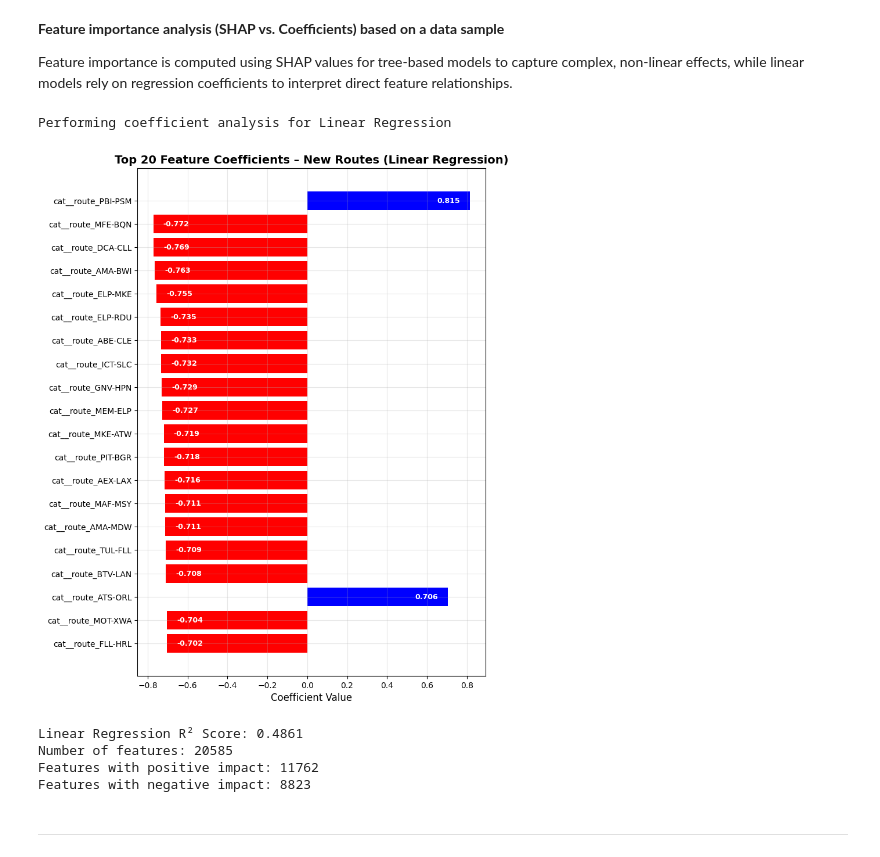
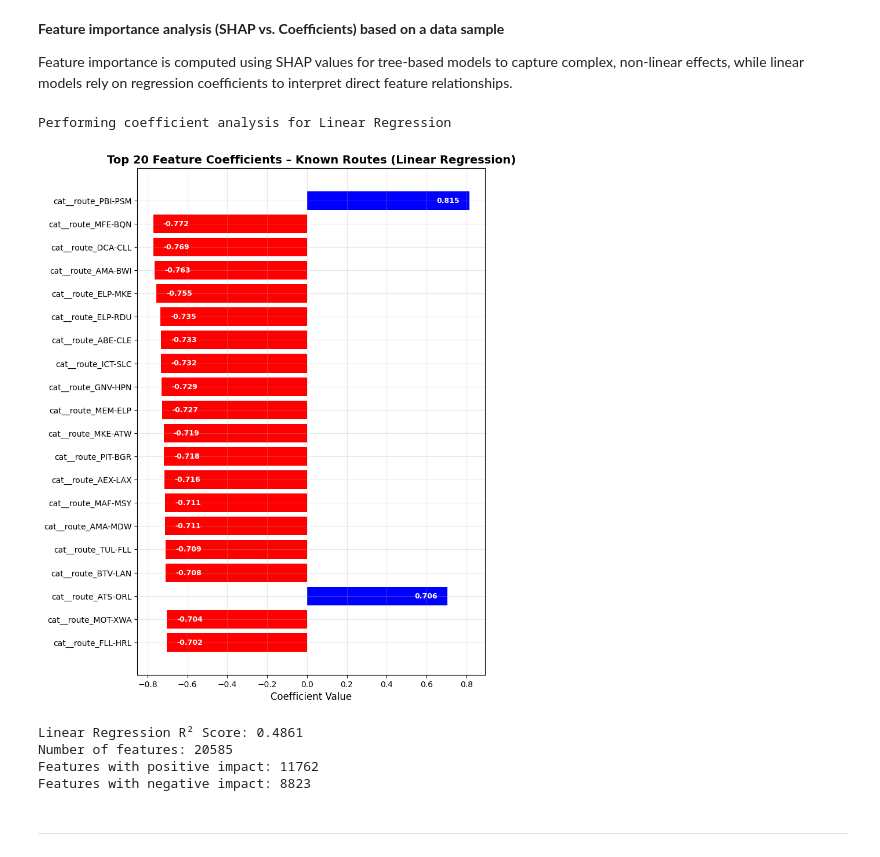
Before and after one commit to VerenaQu/passenger_load_prediction_project, a Jupyter notebook: notebooks/2_pax_load_factor_prediction.ipynb, the cells around one changed output. Drawn from its saved outputs; the diff is of its cells as text; code cells hidden in the pictures.

```diff
--- a/notebooks/2_pax_load_factor_prediction.ipynb
+++ b/notebooks/2_pax_load_factor_prediction.ipynb
@@ -601,17 +601,15 @@ if isinstance(model_known, (RandomForestRegressor, GradientBoostingRegressor)):
     shap_values_known = explainer_known.shap_values(X_sample_known)
 
     # Summary Plot
-    shap_fig_known = shap.summary_plot(
+    shap.summary_plot(
         shap_values_known,
         X_sample_known,
         feature_names=feature_names_known,
         plot_type="bar",
         show=False)
 
-    # Adjust figure size and layout
-    fig = plt.gcf()
-    fig.set_size_inches(10, 7)
-    fig.subplots_adjust(bottom=0.4, right=0.95)
+    # Add title
+    plt.title("Feature Importance – Known Routes (SHAP)", fontsize=14, fontweight="bold")
 
     # Access the current axis
     ax = plt.gca()
@@ -620,13 +618,8 @@ if isinstance(model_known, (RandomForestRegressor, GradientBoostingRegressor)):
     for container in ax.containers:
         ax.bar_label(container, fmt="%.3f", label_type="edge", padding=3)
 
-    # Add title
-    plt.title("Feature Importance – Known Routes (SHAP)", fontsize=14, fontweight="bold")
-
-    # Show plot
-    plt.tight_layout(pad=3.0)
+    plt.tight_layout()
     plt.show()
-
 
 elif isinstance(model_known, LinearRegression):
     print("Performing coefficient analysis for Linear Regression")
@@ -644,37 +637,36 @@ elif isinstance(model_known, LinearRegression):
     # Plot top 20 features
     top_features = coef_df.tail(20)
 
     plt.figure(figsize=(12, 10))
     colors = ['red' if x < 0 else 'blue' for x in top_features['Coefficient']]
     bars = plt.barh(range(len(top_features)), top_features['Coefficient'], color=colors)
     plt.yticks(range(len(top_features)), top_features['Feature'], fontsize=10)
     plt.xlabel('Coefficient Value', fontsize=12)
-    plt.title('Top 20 Feature Coefficients – New Routes (Linear Regression)', fontsize=14, fontweight="bold")
+    plt.title('Top 20 Feature Coefficients – Known Routes (Linear Regression)', fontsize=14, fontweight="bold")
     plt.grid(True, alpha=0.3)
 
     # Add value labels on bars
     for i, (bar, coef) in enumerate(zip(bars, top_features['Coefficient'])):
         if coef > 0:
-            plt.text(coef - 0.05, i, f'{coef:.3f}', ha='right', va='center', color='white', fontsize=9, fontweight='bold')
+             plt.text(coef - 0.05, i, f'{coef:.3f}', ha='right', va='center', color='white', fontsize=9, fontweight='bold')
         else:
             plt.text(coef + 0.05, i, f'{coef:.3f}', ha='left', va='center', color='white', fontsize=9, fontweight='bold')
-
     # Adjust layout to prevent label cutoff
     plt.tight_layout(pad=2.0)
     plt.subplots_adjust(left=0.45, right=0.95)
     plt.show()
 
     print(f"Linear Regression R² Score: {model_known.score(X_test_transformed_known, y_test):.4f}")
     print(f"Number of features: {len(coefficients)}")
     print(f"Features with positive impact: {sum(coefficients > 0)}")
     print(f"Features with negative impact: {sum(coefficients < 0)}")
 
 else:
     print(f"Feature importance analysis not implemented for {type(model_known).__name__}")
     print("Skipping feature importance visualization.")
 # %% [output]
 Performing coefficient analysis for Linear Regression
-[figure, old version]
+[figure, new version]
 Linear Regression R² Score: 0.4861
 Number of features: 20585
 Features with positive impact: 11762
```
Also changed, not shown: parts of 25 cells of this notebook, 1 other file.
